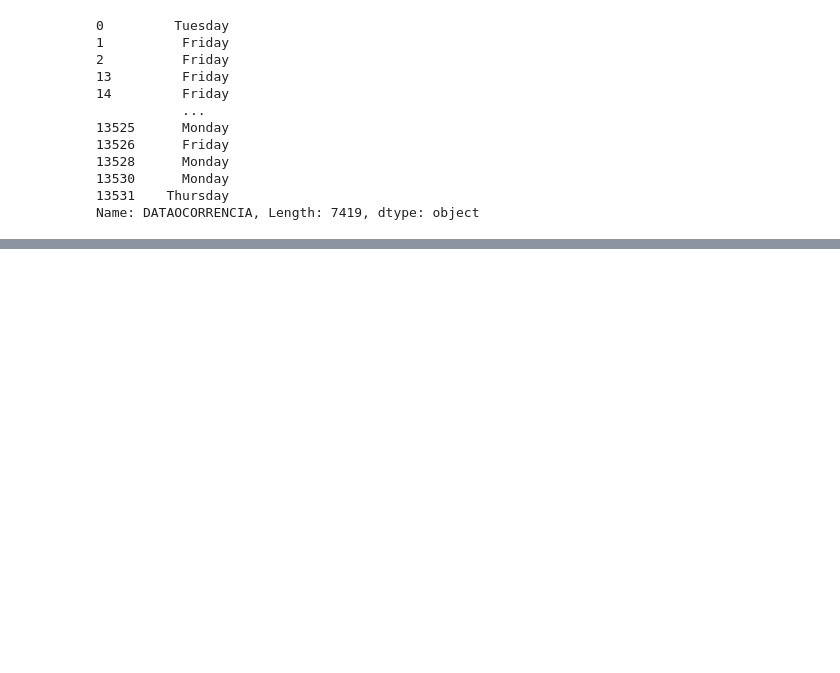
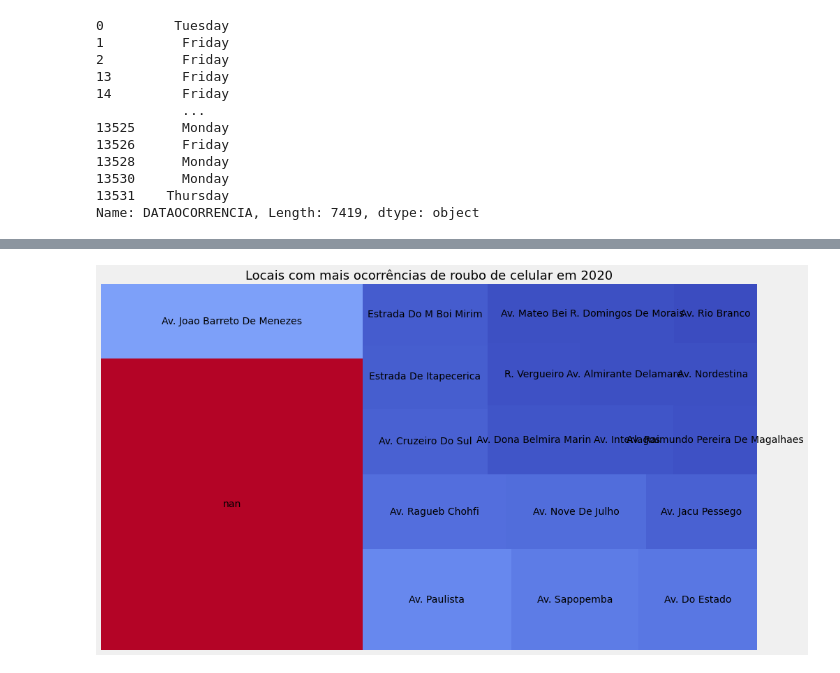
Before and after one commit to eversonm/mineracao-de-dados, a Jupyter notebook: roubo_celulares_SP.ipynb, the cells around one changed output, grey strips where cells are left out. Saved outputs shown, nothing was run; the diff lists cells and outputs as text; code cells hidden in the pictures; blank space fills up the shorter version.

```diff
--- a/roubo_celulares_SP.ipynb
+++ b/roubo_celulares_SP.ipynb
@@ -321,0 +385,27 @@ py.iplot(fig)
+# %%
+dataset['diasemana'] = pd.Categorical(dataset['diasemana'], categories=['Monday','Tuesday','Wednesday','Thursday','Friday','Saturday', 'Sunday'], ordered=True)
+
+trace = [go.Bar(
+            x = dataset['diasemana'].value_counts().sort_index().index,
+            y = dataset['diasemana'].value_counts().sort_index().values,
+            textposition = 'auto',
+            marker=dict(
+                color='rgb(158,202,225)',
+                line=dict(
+                    color='rgb(8,48,107)',
+                    width=1,
+                    )
+                ),
+            opacity=0.8
+)]
+
+layout = go.Layout(
+    title='Ocorrências de Roubo de Celular por Dia da Semana (2020)',
+    yaxis=dict(
+        title='Ocorrências'
+        ),
+)
+
+fig = go.Figure(data=trace, layout=layout)
+
+py.iplot(fig)
@@ -321,0 +475,17 @@ py.iplot(fig)
+# %%
+fig, ax = plt.subplots(figsize=(15,9))
+
+cmap = matplotlib.cm.coolwarm
+mini = data.LOGRADOURO.value_counts().values[19]
+maxi = data.LOGRADOURO.value_counts().values[0]
+norm = matplotlib.colors.Normalize(vmin=mini, vmax=maxi)
+colors = [cmap(norm(value)) for value in data.LOGRADOURO.value_counts().iloc[:100].values]
+
+squarify.plot(sizes=data.LOGRADOURO.value_counts().iloc[:20].values, label=data.LOGRADOURO.value_counts().iloc[:20].index, color=colors)
+
+plt.axis('off')
+plt.title("Locais com mais ocorrências de roubo de celular em 2020", fontsize=18)
+ttl = ax.title
+ttl.set_position([.5, 1.05])
+# %% [output]
+[figure, added]
```
Also changed, not shown: parts of 13 cells of this notebook.
